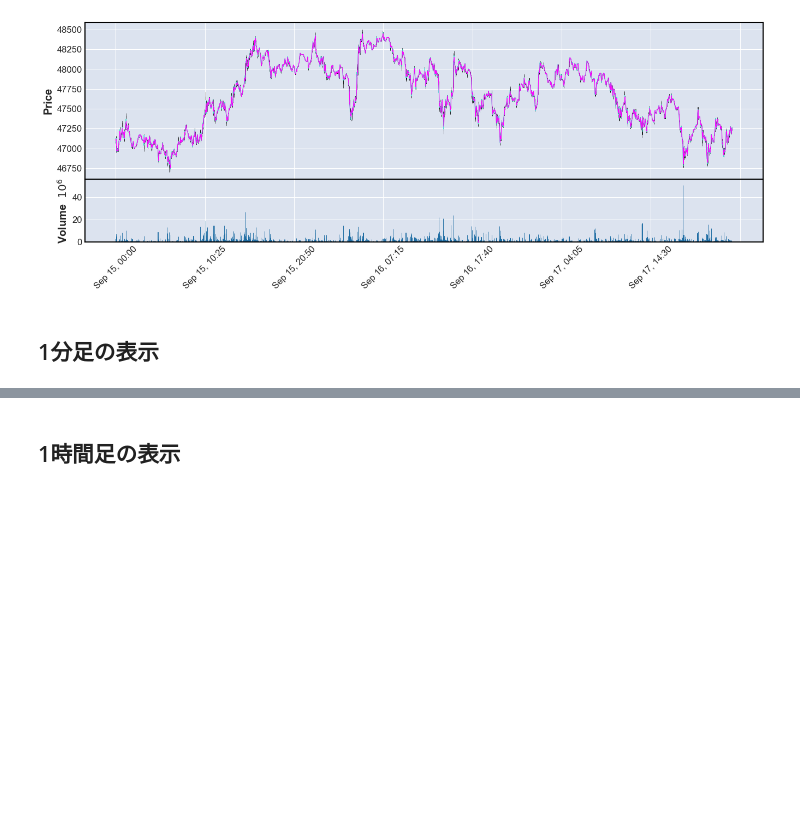
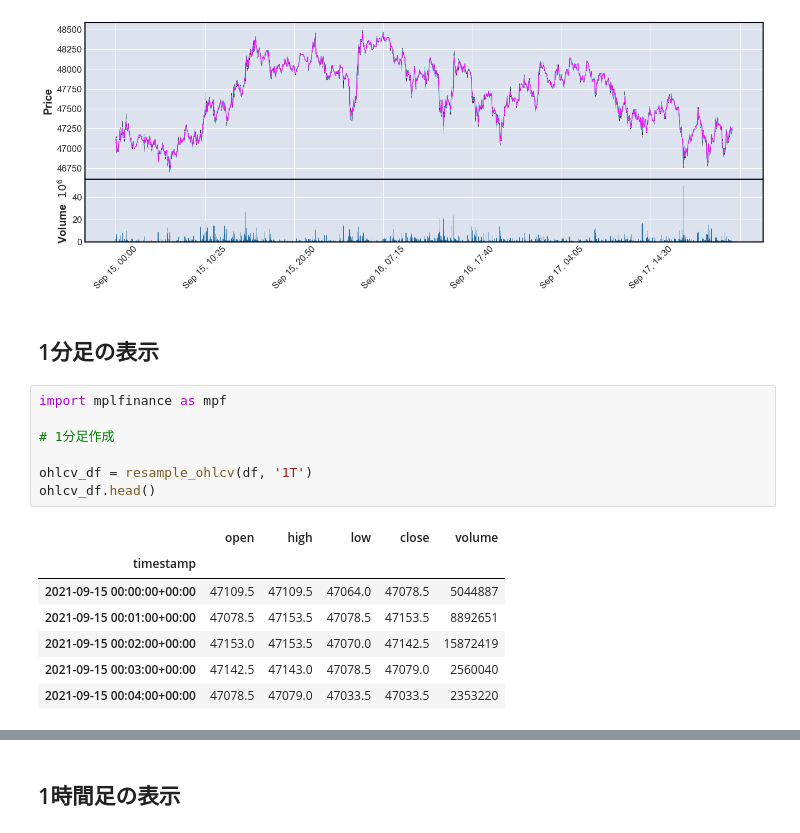
Before and after one commit to yasstake/bbanalyze, a Jupyter notebook: notebook/01_make_ohlc.ipynb, the cells around one changed output, grey strips where cells are left out. Drawn from its saved outputs; the diff is of its cells as text; blank space fills up the shorter version.

```diff
--- a/notebook/01_make_ohlc.ipynb
+++ b/notebook/01_make_ohlc.ipynb
@@ -119,4 +129,19 @@ mpf.plot(ohlcv_df, type='candle', figratio=(12,4), mav=(5, 10), volume=True)
 [figure]
 # %% [markdown]
 ## 1分足の表示
+# %%
+import mplfinance as mpf
+
+# 1分足作成
+
+ohlcv_df = resample_ohlcv(df, '1T')
+ohlcv_df.head()
+# %% [output]
+|  | open | high | low | close | volume |
+| timestamp |  |  |  |  |  |
+| 2021-09-15 00:00:00+00:00 | 47109.5 | 47109.5 | 47064.0 | 47078.5 | 5044887 |
+| 2021-09-15 00:01:00+00:00 | 47078.5 | 47153.5 | 47078.5 | 47153.5 | 8892651 |
+| 2021-09-15 00:02:00+00:00 | 47153.0 | 47153.5 | 47070.0 | 47142.5 | 15872419 |
+| 2021-09-15 00:03:00+00:00 | 47142.5 | 47143.0 | 47078.5 | 47079.0 | 2560040 |
+| 2021-09-15 00:04:00+00:00 | 47078.5 | 47079.0 | 47033.5 | 47033.5 | 2353220 |
 # %%
```
Also changed, not shown: parts of 6 cells of this notebook.
